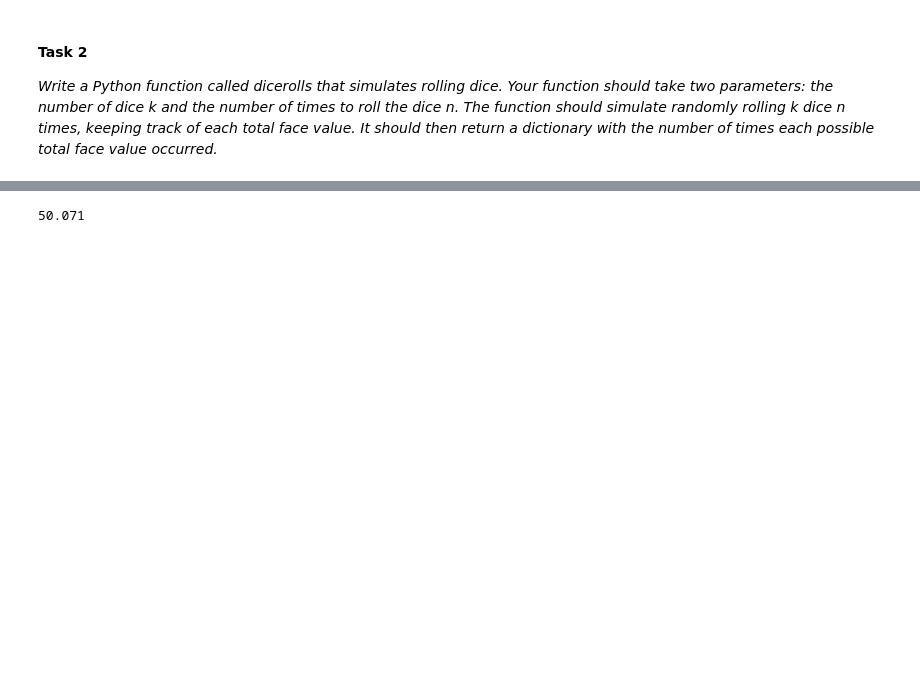
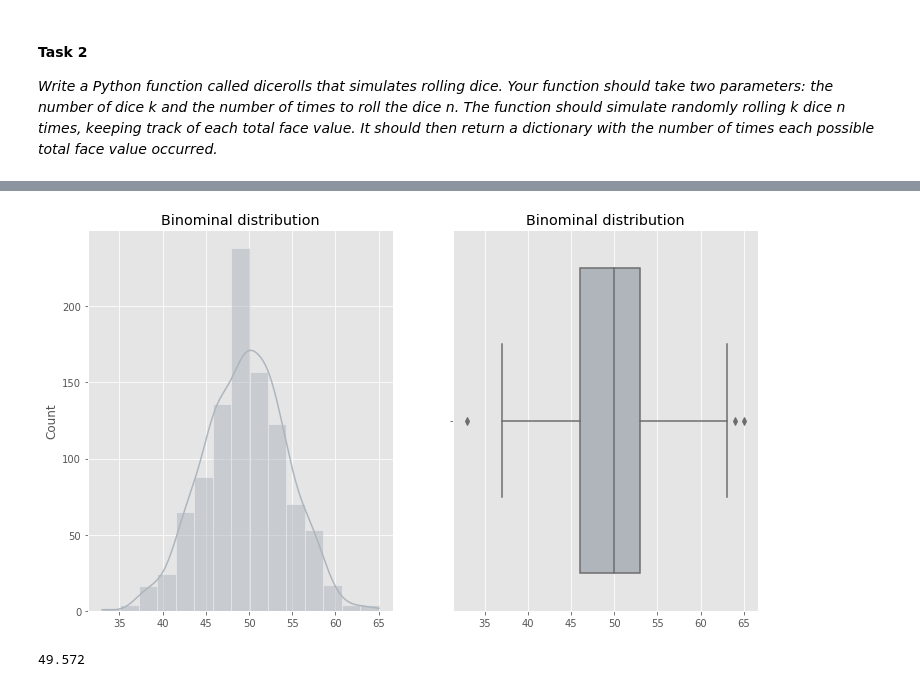
Before and after one commit to mizydorek/Fundamentals-of-Data-Analysis-Tasks-2020, a Jupyter notebook: tasks.ipynb, the cells around one changed output, grey strips where cells are left out. Saved outputs shown, nothing was run; the diff lists cells and outputs as text; code cells hidden in the pictures; blank space fills up the shorter version.

```diff
--- a/tasks.ipynb
+++ b/tasks.ipynb
@@ -162,5 +189,12 @@ sns.distplot(samples, bins=15, hist=True, kde=True, color='#ADB5BD').set_title("
+# %%
+# seaborn histplot vs boxplot function that draw distribution of samples
+fig, axs = plt.subplots(1, 2)
+sns.histplot(samples,bins=15, stat='count', kde=True, color='#ADB5BD', ax=axs[0]).set_title("Binominal distribution");
+sns.boxplot(samples, orient="h", color='#ADB5BD', ax=axs[1]).set_title("Binominal distribution");
+# %% [output]
+[figure, added]
 # %%
-# the probability of toss a head
-samples.sum() / 1000
+# the probability of success
+samples.sum() / size
 # %% [output]
-50.071
+49.572
```
Also changed, not shown: parts of 5 cells of this notebook.
